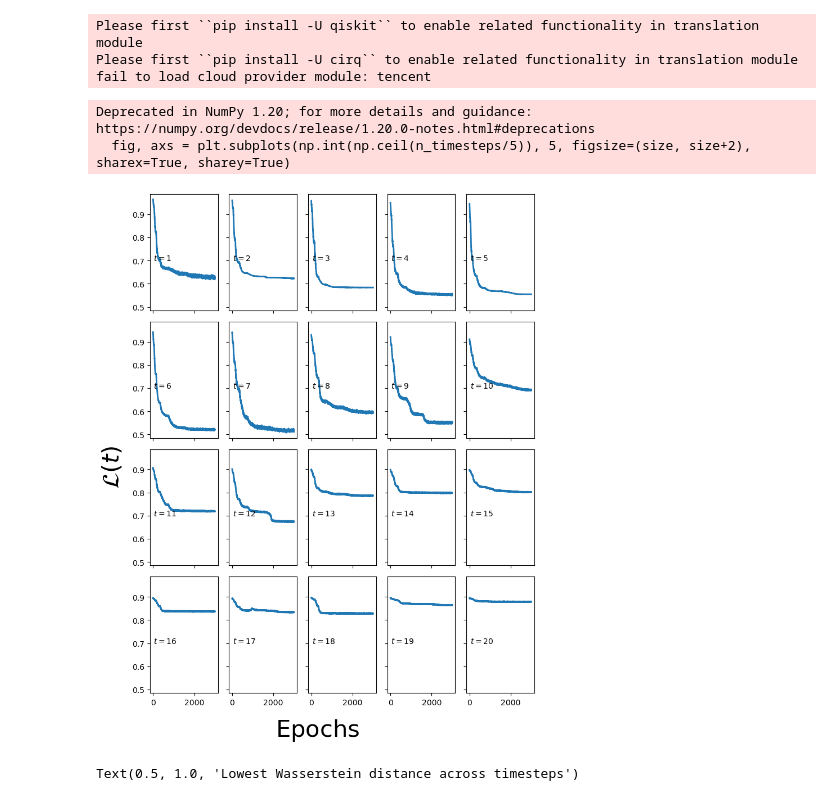
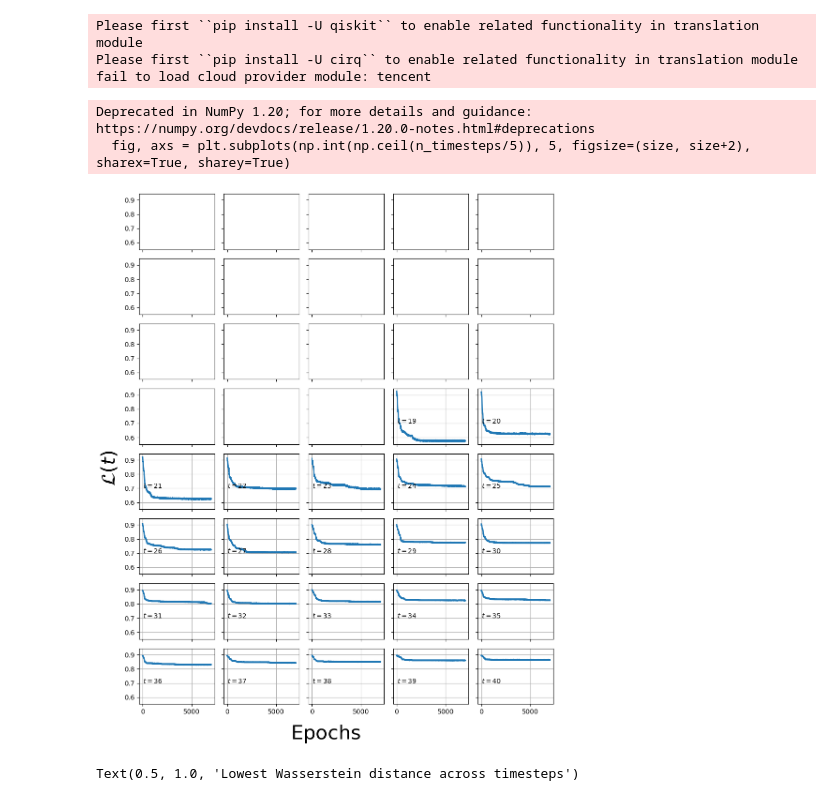
Before and after one commit to alapena/QuantGenMdl, a Jupyter notebook: visualize_denoising.ipynb, the cells around one changed output. Saved outputs shown, nothing was run; the diff lists cells and outputs as text; code cells hidden in the pictures.

```diff
--- a/visualize_denoising.ipynb
+++ b/visualize_denoising.ipynb
@@ -14,7 +14,7 @@ config = {
         'name': 'MNIST0',
     }
 }
-n_data, n_pixels, n_timesteps, n_ancilla_qubits, n_backward_layers = 1000, 64, 20, 4, 9
+n_data, n_pixels, n_timesteps, n_ancilla_qubits, n_backward_layers = 1000, 64, 40, 4, 9
 _, n_qubits = find_closest_power_of_2(n_pixels, return_power=True)
 diffusion_schedule = 'lin2.5T'
 # %% [output]
@@ -22,22 +22,25 @@ Please first ``pip install -U qiskit`` to enable related functionality in transl
 Please first ``pip install -U cirq`` to enable related functionality in translation module
 fail to load cloud provider module: tencent
 # %%
-size = 8
+size = 10
 fig, axs = plt.subplots(np.int(np.ceil(n_timesteps/5)), 5, figsize=(size, size+2), sharex=True, sharey=True)
 for i in range(n_timesteps):
+    if i < 18:
+        continue
     dir, filename = get_path(config, type='modelfinallosshist', n_data=n_data, n_pixels=n_pixels, n_qubits=n_qubits, n_ancilla_qubits=n_ancilla_qubits, n_timesteps=n_timesteps, n_backward_layers=n_backward_layers, t=i+1)
     loss = np.load(dir / filename)
     axs[i//5, i%5].plot(loss, lw=2)
     # axs[i//5, i%5].tick_params(direction='in', length=6, width=2, top='on', right='on', labelsize=20)
     axs[i//5, i%5].text(x=30, y=0.7, s=r'$t=%d$'%(i+1), fontsize=10)
     # axs[i//5, i%5].set_yscale('log')
+    axs[i//5, i%5].grid(True)
 fig.supxlabel(r'$\rm Epochs$', fontsize=30)
 fig.supylabel(r'$\mathcal{L}(t)$', fontsize=30)
 plt.tight_layout()
 # %% [output]
 Deprecated in NumPy 1.20; for more details and guidance: https://numpy.org/devdocs/release/1.20.0-notes.html#deprecations
   fig, axs = plt.subplots(np.int(np.ceil(n_timesteps/5)), 5, figsize=(size, size+2), sharex=True, sharey=True)
-[figure, old version]
+[figure, new version]
 # %%
 # Compute Wasserstein distance across timesteps
 wassbackwardtrain = np.zeros(n_timesteps)
```
Also changed, not shown: 4 other files.
